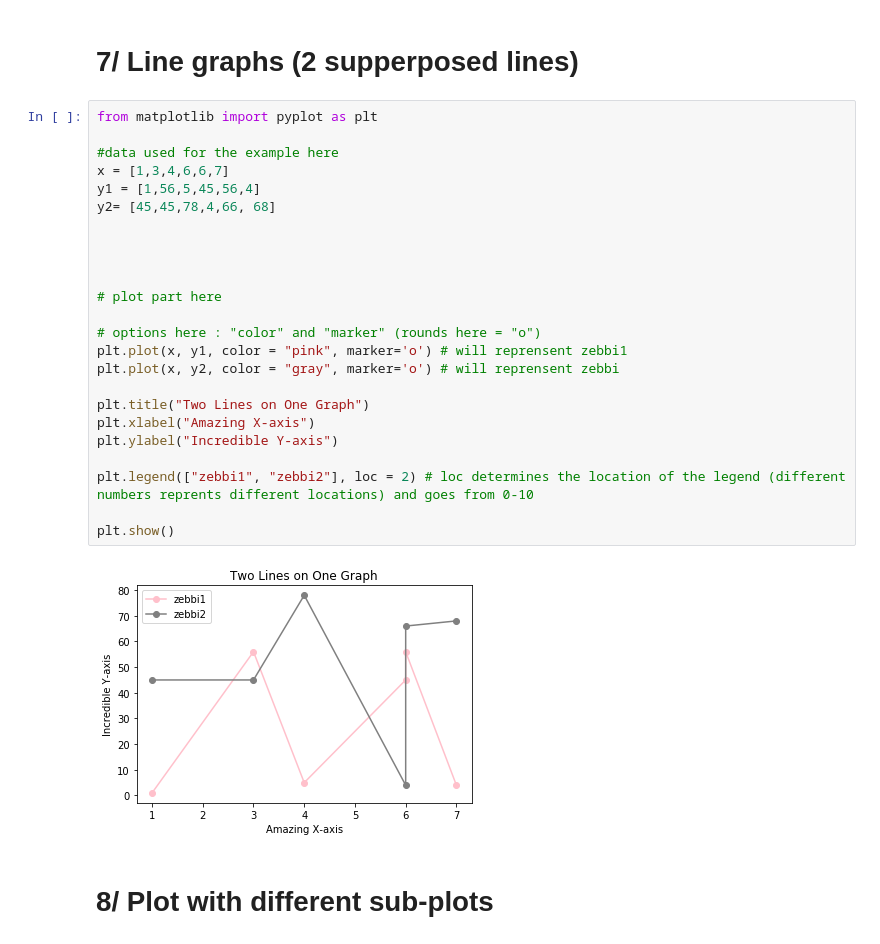
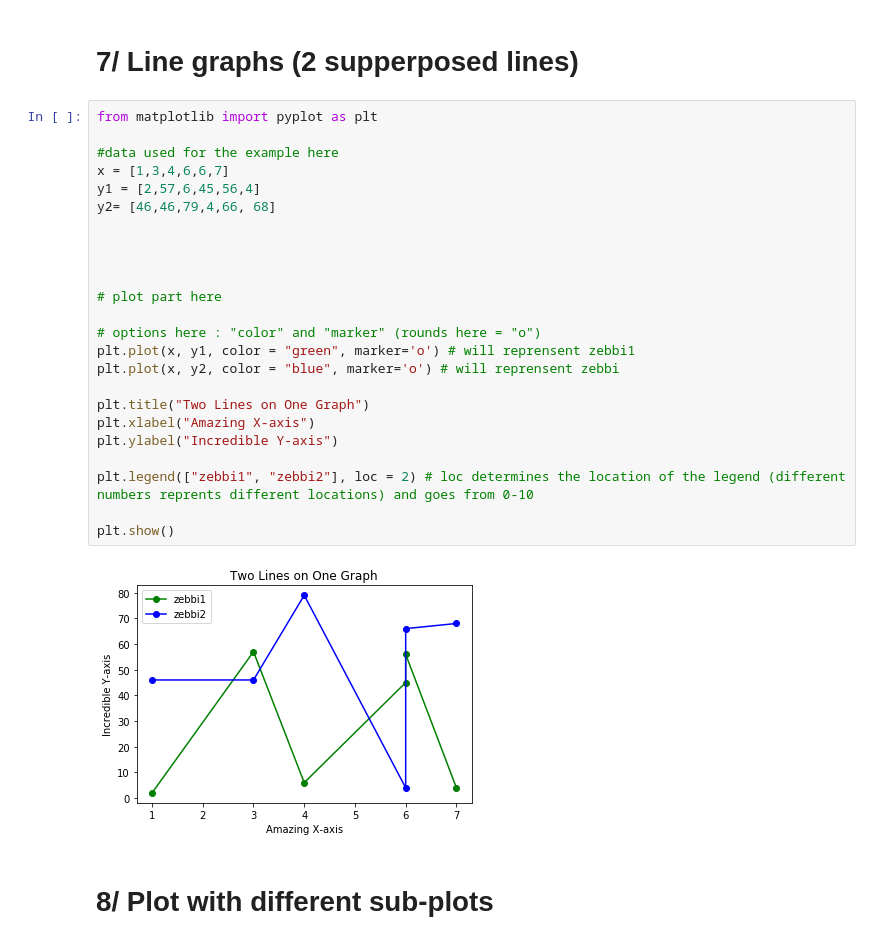
Before and after one commit to santinon/big_data, a Jupyter notebook: Matplotlib .ipynb, the cells around one changed output. Cells and saved outputs as stored; diff of their text form.

Commit message:
data visualization

```diff
--- a/Matplotlib .ipynb
+++ b/Matplotlib .ipynb
@@ -248,29 +250,29 @@ plt.show()
 # %%
 from matplotlib import pyplot as plt
 
 #data used for the example here
 x = [1,3,4,6,6,7]
-y1 = [1,56,5,45,56,4]
-y2= [45,45,78,4,66, 68]
+y1 = [2,57,6,45,56,4]
+y2= [46,46,79,4,66, 68]
 
 
 
 
 # plot part here
 
 # options here : "color" and "marker" (rounds here = "o")
-plt.plot(x, y1, color = "pink", marker='o') # will reprensent zebbi1
-plt.plot(x, y2, color = "gray", marker='o') # will reprensent zebbi
+plt.plot(x, y1, color = "green", marker='o') # will reprensent zebbi1
+plt.plot(x, y2, color = "blue", marker='o') # will reprensent zebbi
 
 plt.title("Two Lines on One Graph")
 plt.xlabel("Amazing X-axis")
 plt.ylabel("Incredible Y-axis")
 
 plt.legend(["zebbi1", "zebbi2"], loc = 2) # loc determines the location of the legend (different numbers reprents different locations) and goes from 0-10
 
 plt.show()
 # %% [output]
-[figure, old version]
+[figure, new version]
 # %% [markdown]
 
 # 8/ Plot with different sub-plots
```
Also changed, not shown: parts of 6 cells of this notebook, 1 other file.
